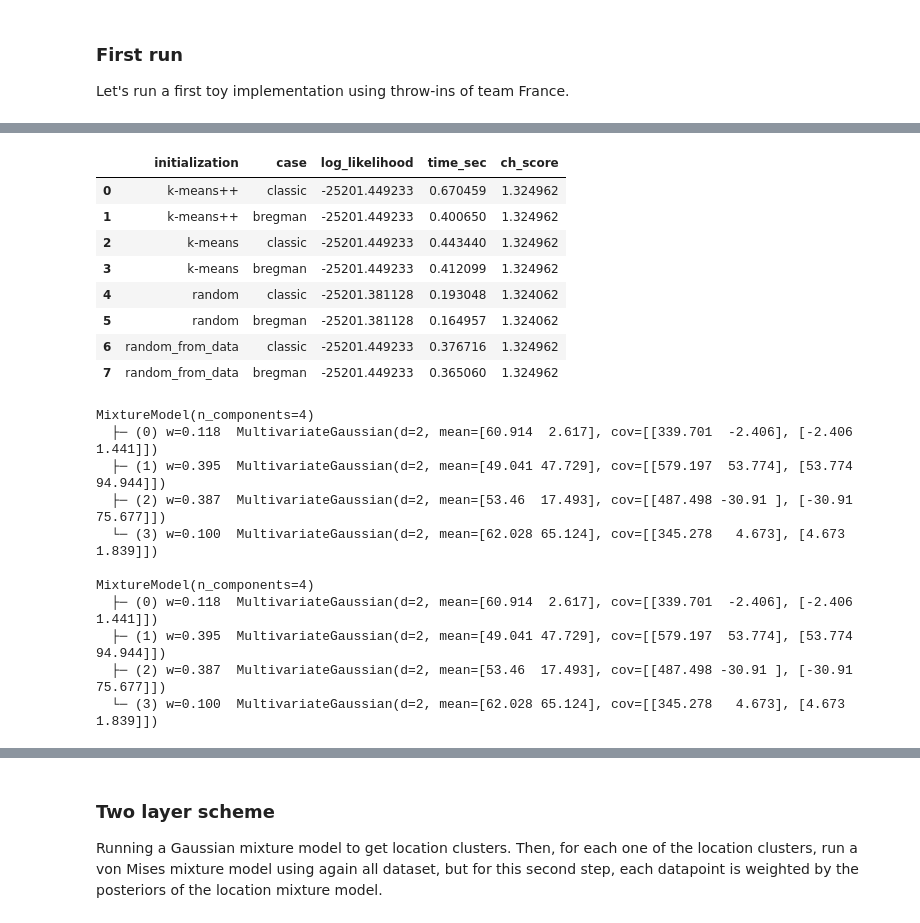
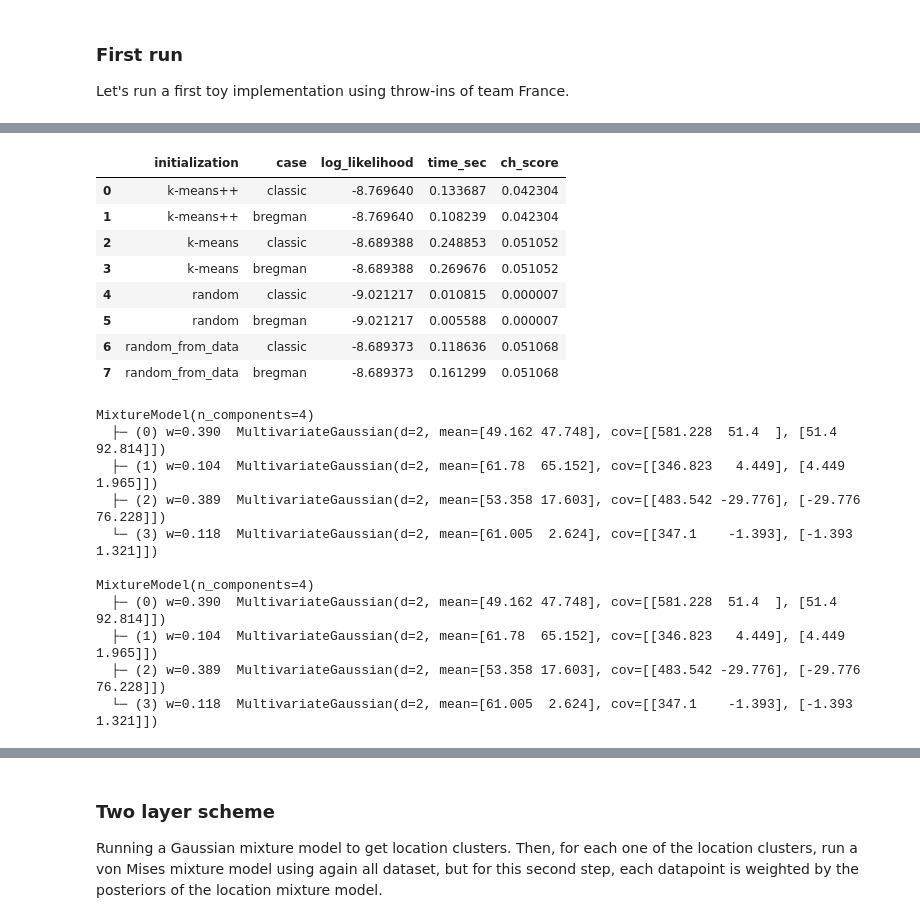
Before and after one commit to Joaquin-Garay/soccer-infogeo, a Jupyter notebook: 03-model.ipynb, the cells around one changed output, grey strips where cells are left out. Cells and saved outputs as stored; diff of their text form; code cells hidden in the pictures.

```diff
--- a/03-model.ipynb
+++ b/03-model.ipynb
@@ -196,58 +196,58 @@ plt.show()
 # %%
 # Gaussian clusters
 k_gauss = 4
 all_results = []
 
 for init in ["k-means++", "k-means", "random", "random_from_data"]:
     times = {}
     results = {}
     models = {}
 
     for case in ["classic", "bregman"]:
         loc_model = sc.MixtureModel(
             [sc.MultivariateGaussian() for _ in range(k_gauss)],
             init=init
         )
         start = time.time()
-        results[case] = loc_model.fit_em(loc_data, verbose=False, case=case)
+        results[case] = loc_model.fit(loc_data, verbose=False, case=case)
         times[case] = time.time() - start
         models[case] = loc_model
 
         all_results.append({
             "initialization": init,
             "case": case,
             "log_likelihood": results[case][-1],
             "time_sec": times[case],
-            "ch_score": models[case].kl_ch_score(loc_data)
+            "ch_score": sc.kl_ch_score(loc_data, models[case])
         })
 
 loc_results = pd.DataFrame(all_results)
 loc_results
 # %% [output]
 |  | initialization | case | log_likelihood | time_sec | ch_score |
-| 0 | k-means++ | classic | -25201.449233 | 0.670459 | 1.324962 |
-| 1 | k-means++ | bregman | -25201.449233 | 0.400650 | 1.324962 |
-| 2 | k-means | classic | -25201.449233 | 0.443440 | 1.324962 |
-| 3 | k-means | bregman | -25201.449233 | 0.412099 | 1.324962 |
-| 4 | random | classic | -25201.381128 | 0.193048 | 1.324062 |
-| 5 | random | bregman | -25201.381128 | 0.164957 | 1.324062 |
-| 6 | random_from_data | classic | -25201.449233 | 0.376716 | 1.324962 |
-| 7 | random_from_data | bregman | -25201.449233 | 0.365060 | 1.324962 |
+| 0 | k-means++ | classic | -8.769640 | 0.133687 | 0.042304 |
+| 1 | k-means++ | bregman | -8.769640 | 0.108239 | 0.042304 |
+| 2 | k-means | classic | -8.689388 | 0.248853 | 0.051052 |
+| 3 | k-means | bregman | -8.689388 | 0.269676 | 0.051052 |
+| 4 | random | classic | -9.021217 | 0.010815 | 0.000007 |
+| 5 | random | bregman | -9.021217 | 0.005588 | 0.000007 |
+| 6 | random_from_data | classic | -8.689373 | 0.118636 | 0.051068 |
+| 7 | random_from_data | bregman | -8.689373 | 0.161299 | 0.051068 |
 # %%
 for case in ["classic","bregman"]:
     print(f"{models[case]}\n")
 # %% [output]
 MixtureModel(n_components=4)
-  ├─ (0) w=0.118  MultivariateGaussian(d=2, mean=[60.914  2.617], cov=[[339.701  -2.406], [-2.406  1.441]])
-  ├─ (1) w=0.395  MultivariateGaussian(d=2, mean=[49.041 47.729], cov=[[579.197  53.774], [53.774 94.944]])
-  ├─ (2) w=0.387  MultivariateGaussian(d=2, mean=[53.46  17.493], cov=[[487.498 -30.91 ], [-30.91   75.677]])
-  └─ (3) w=0.100  MultivariateGaussian(d=2, mean=[62.028 65.124], cov=[[345.278   4.673], [4.673 1.839]])
+  ├─ (0) w=0.390  MultivariateGaussian(d=2, mean=[49.162 47.748], cov=[[581.228  51.4  ], [51.4   92.814]])
+  ├─ (1) w=0.104  MultivariateGaussian(d=2, mean=[61.78  65.152], cov=[[346.823   4.449], [4.449 1.965]])
+  ├─ (2) w=0.389  MultivariateGaussian(d=2, mean=[53.358 17.603], cov=[[483.542 -29.776], [-29.776  76.228]])
+  └─ (3) w=0.118  MultivariateGaussian(d=2, mean=[61.005  2.624], cov=[[347.1    -1.393], [-1.393  1.321]])
 
 MixtureModel(n_components=4)
-  ├─ (0) w=0.118  MultivariateGaussian(d=2, mean=[60.914  2.617], cov=[[339.701  -2.406], [-2.406  1.441]])
-  ├─ (1) w=0.395  MultivariateGaussian(d=2, mean=[49.041 47.729], cov=[[579.197  53.774], [53.774 94.944]])
-  ├─ (2) w=0.387  MultivariateGaussian(d=2, mean=[53.46  17.493], cov=[[487.498 -30.91 ], [-30.91   75.677]])
-  └─ (3) w=0.100  MultivariateGaussian(d=2, mean=[62.028 65.124], cov=[[345.278   4.673], [4.673 1.839]])
+  ├─ (0) w=0.390  MultivariateGaussian(d=2, mean=[49.162 47.748], cov=[[581.228  51.4  ], [51.4   92.814]])
+  ├─ (1) w=0.104  MultivariateGaussian(d=2, mean=[61.78  65.152], cov=[[346.823   4.449], [4.449 1.965]])
+  ├─ (2) w=0.389  MultivariateGaussian(d=2, mean=[53.358 17.603], cov=[[483.542 -29.776], [-29.776  76.228]])
+  └─ (3) w=0.118  MultivariateGaussian(d=2, mean=[61.005  2.624], cov=[[347.1    -1.393], [-1.393  1.321]])
 # %%
 vis.show_location_model(models["classic"])
 # %% [output]
```
Also changed, not shown: parts of 14 cells of this notebook, 9 other files.
